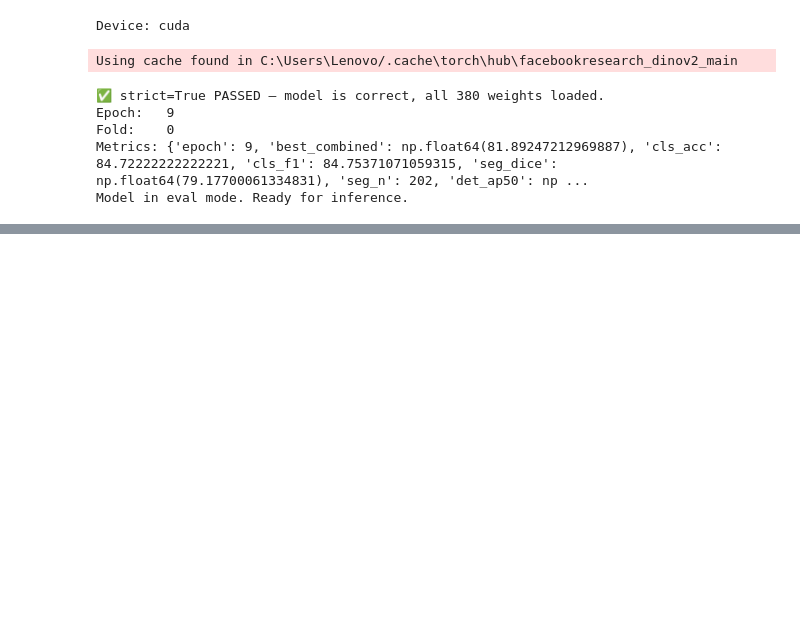
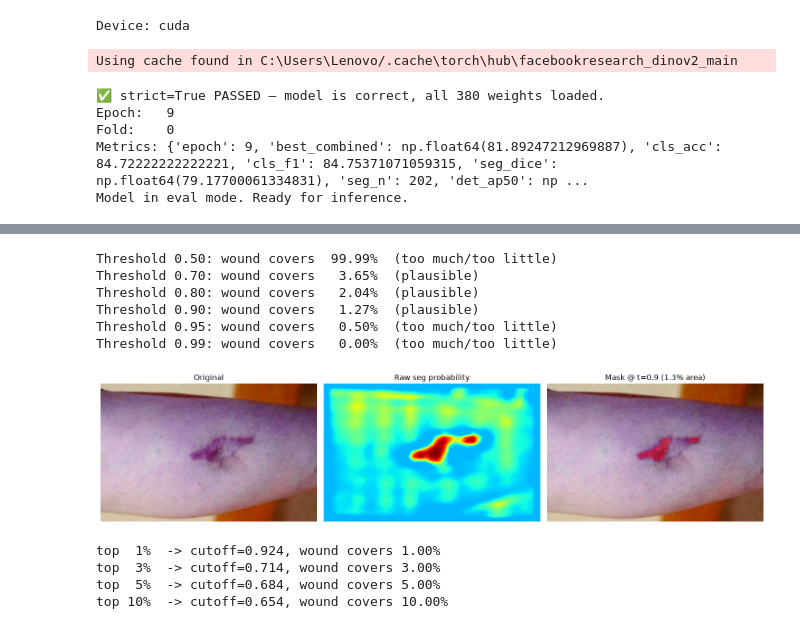
Before and after one commit to sengobasar/rabies_experiment_and_system_implementation, a Jupyter notebook: notebooks/community_system.ipynb, the cells around one changed output, grey strips where cells are left out. Drawn from its saved outputs; the diff is of its cells as text; code cells hidden in the pictures; blank space fills up the shorter version.

```diff
--- a/notebooks/community_system.ipynb
+++ b/notebooks/community_system.ipynb
@@ -788,0 +838,69 @@ FileNotFoundError: sample_wound.jpg
+# %%
+# ============================================================
+# THRESHOLD SWEEP — find where binarization separates wound from skin
+# ============================================================
+for t in [0.5, 0.7, 0.8, 0.9, 0.95, 0.99]:
+    seg_bin = (seg_prob > t).astype(np.uint8)
+    pct = seg_bin.sum() / seg_bin.size * 100
+    print(f"Threshold {t:.2f}: wound covers {pct:6.2f}%  "
+          f"({'plausible' if 1 < pct < 30 else 'too much/too little'})")
+# %% [output]
+Threshold 0.50: wound covers  99.99%  (too much/too little)
+Threshold 0.70: wound covers   3.65%  (plausible)
+Threshold 0.80: wound covers   2.04%  (plausible)
+Threshold 0.90: wound covers   1.27%  (plausible)
+Threshold 0.95: wound covers   0.50%  (too much/too little)
+Threshold 0.99: wound covers   0.00%  (too much/too little)
+# %%
+# ============================================================
+# VISUALIZE WITH ADAPTIVE THRESHOLD
+# ============================================================
+BEST_T = 0.90  # <-- replace with whatever the sweep shows
+
+seg_bin = (seg_prob > BEST_T).astype(np.uint8)
+wound_pct = seg_bin.sum() / seg_bin.size * 100
+
+h, w = img_rgb.shape[:2]
+seg_prob_resized = cv2.resize(seg_prob, (w, h), interpolation=cv2.INTER_LINEAR)
+seg_bin_resized = cv2.resize(seg_bin, (w, h), interpolation=cv2.INTER_NEAREST)
+
+overlay = img_rgb.copy()
+overlay[seg_bin_resized == 1] = [255, 0, 0]
+blended = cv2.addWeighted(img_rgb, 0.6, overlay, 0.4, 0)
+
+fig, ax = plt.subplots(1, 3, figsize=(15, 5))
+ax[0].imshow(img_rgb); ax[0].set_title("Original"); ax[0].axis("off")
+ax[1].imshow(seg_prob_resized, cmap="jet")
+ax[1].set_title("Raw seg probability"); ax[1].axis("off")
+ax[2].imshow(blended)
+ax[2].set_title(f"Mask @ t={BEST_T} ({wound_pct:.1f}% area)")
+ax[2].axis("off")
+plt.tight_layout(); plt.show()
+# %% [output]
+[figure, added]
+# %%
+# ============================================================
+# ADAPTIVE THRESHOLD — works across different images
+# ============================================================
+# Idea: the wound is the top-N% of probability. Pick N based on
+# how peaked the map is, not on an absolute value.
+
+def adaptive_mask(prob, top_percent=5.0):
+    """
+    Keep only the top `top_percent` of probability mass.
+    Robust to baseline shifts across different skin/lighting.
+    """
+    flat = prob.flatten()
+    cutoff = np.percentile(flat, 100 - top_percent)
+    return (prob >= cutoff).astype(np.uint8), cutoff
+
+# Try a few values to see stability
+for pct in [1, 3, 5, 10]:
+    m, cut = adaptive_mask(seg_prob, top_percent=pct)
+    area = m.sum() / m.size * 100
+    print(f"top {pct:>2}%  -> cutoff={cut:.3f}, wound covers {area:.2f}%")
+# %% [output]
+top  1%  -> cutoff=0.924, wound covers 1.00%
+top  3%  -> cutoff=0.714, wound covers 3.00%
+top  5%  -> cutoff=0.684, wound covers 5.00%
+top 10%  -> cutoff=0.654, wound covers 10.00%
```
Also changed, not shown: parts of 12 cells of this notebook, 1 other file.
